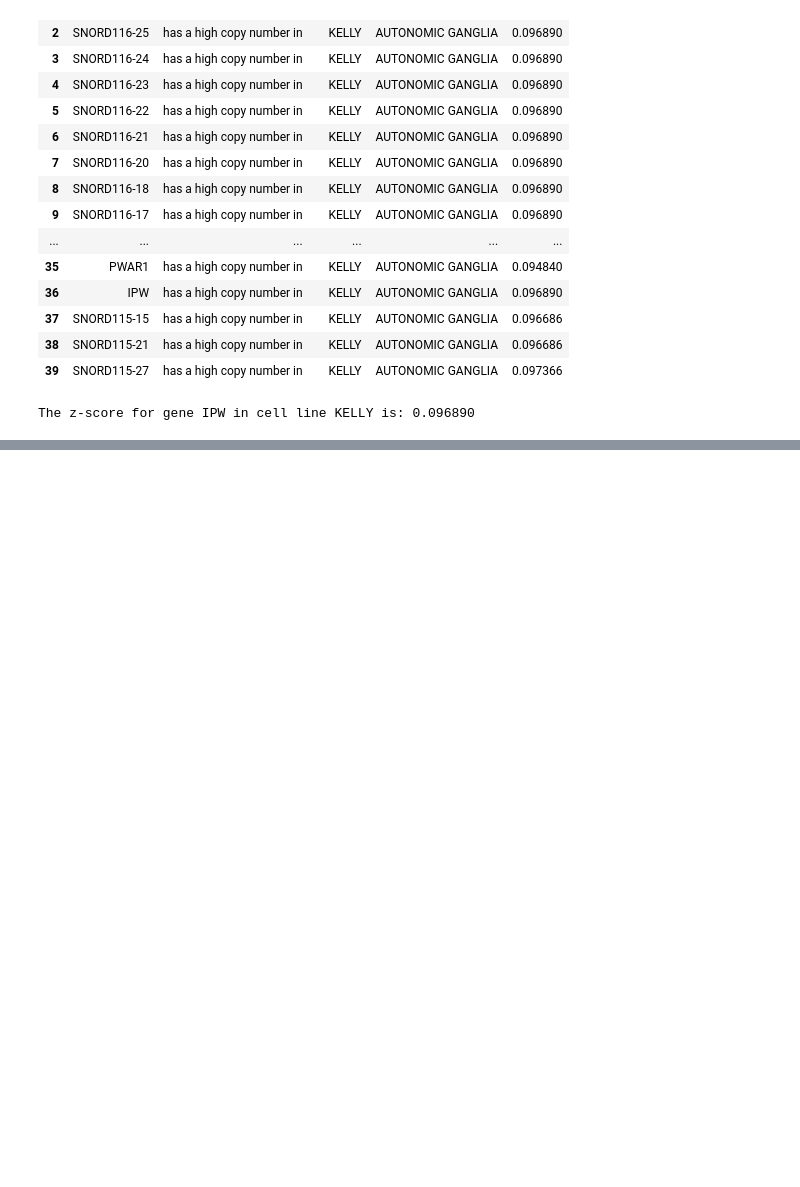
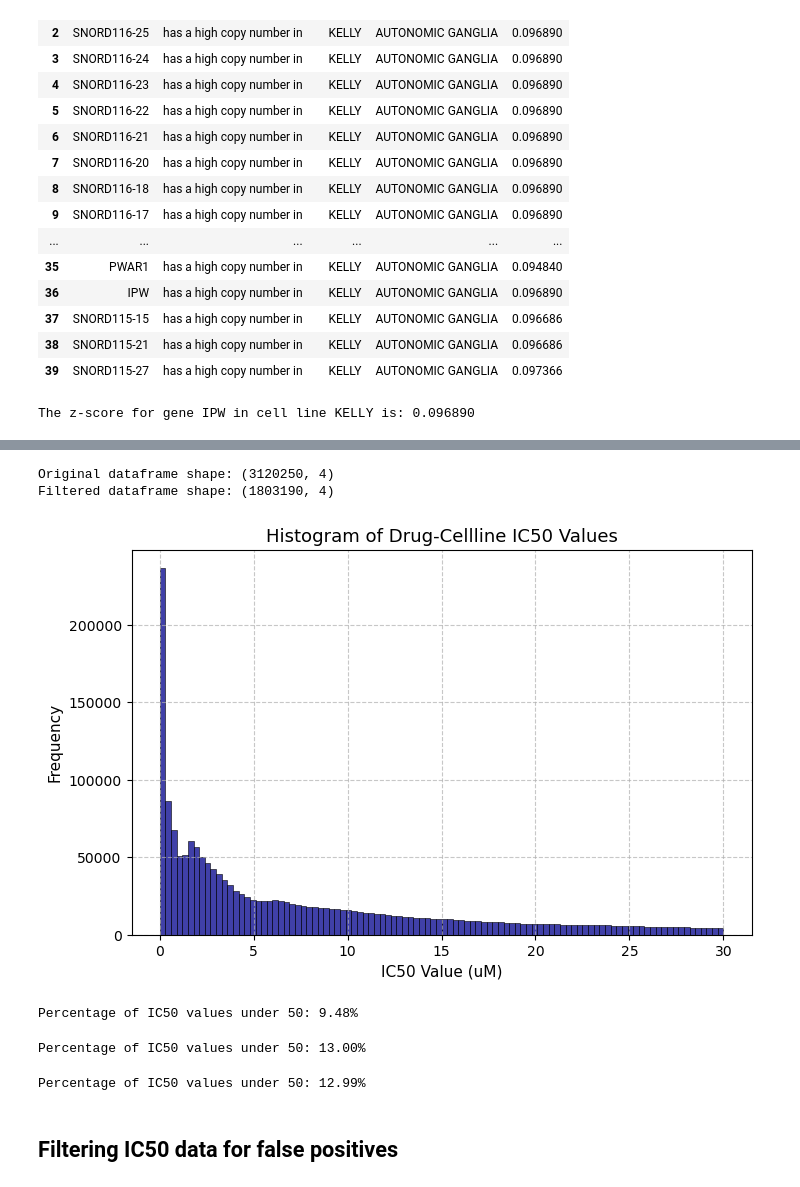
Before and after one commit to mmottaqii/KG-DrugDiscovery, a Jupyter notebook: scripts/kg_preprocessing.ipynb, the cells around one changed output, grey strips where cells are left out. Drawn from its saved outputs; the diff is of its cells as text; code cells hidden in the pictures; blank space fills up the shorter version.

```diff
--- a/scripts/kg_preprocessing.ipynb
+++ b/scripts/kg_preprocessing.ipynb
@@ -679,0 +1116,3 @@ The z-score for gene IPW in cell line KELLY is: 0.096890
+# %%
+df = pd.read_csv("/home/vmottaqi/kg/PharmacoDB_drug_sensitivity_data/IC50_data/drug_cellline_IC50_triplets_pharmacodb_jan292024.csv")
+# df
@@ -679,0 +1146,61 @@ The z-score for gene IPW in cell line KELLY is: 0.096890
+# %%
+df1 = df
+# %%
+# Remove rows where ic50_value > 100
+df = df1[df1['ic50_value'] <= 30].copy()
+
+# Print the shape before and after filtering to see how many rows were removed
+print(f"Original dataframe shape: {df1.shape}")
+print(f"Filtered dataframe shape: {df.shape}")
+# %% [output]
+Original dataframe shape: (3120250, 4)
+Filtered dataframe shape: (1803190, 4)
+# %%
+# Histogram for ic50 values
+
+import pandas as pd
+import seaborn as sns
+import matplotlib.pyplot as plt
+
+# Plot the histogram of AUC values
+plt.figure(figsize=(8, 5))
+sns.histplot(df['ic50_value'], bins=100, kde=False, color="darkblue")  # Adjust bins as needed
+plt.title("Histogram of Drug-Cellline IC50 Values", fontsize=13)
+plt.xlabel("IC50 Value (uM)", fontsize=11)
+plt.ylabel("Frequency", fontsize=11)
+plt.grid(True, linestyle="--", alpha=0.7)
+# plt.xlim(0, 100000)  # Set x-axis limits between 0 and 10
+
+# plt.savefig('/home/vmottaqi/kg/PharmacoDB_drug_sensitivity_data/figures/ic50_total_hist_Jan292024.png', dpi=1200, bbox_inches="tight")
+plt.show()
+# %% [output]
+[figure, added]
+# %%
+# Calculate percentage of values under 50
+total_count = len(df['ic50_value'])
+under_50_count = len(df[df['ic50_value'] <= 0.5])
+percentage_under_50 = (under_50_count / total_count) * 100
+
+print(f"Percentage of IC50 values under 50: {percentage_under_50:.2f}%")
+# %% [output]
+Percentage of IC50 values under 50: 9.48%
+# %%
+# Calculate percentage of values under 50
+total_count = len(df_cleaned['ic50_value'])
+under_50_count = len(df_cleaned[df_cleaned['ic50_value'] <= 1])
+percentage_under_50 = (under_50_count / total_count) * 100
+
+print(f"Percentage of IC50 values under 50: {percentage_under_50:.2f}%")
+# %% [output]
+Percentage of IC50 values under 50: 13.00%
+# %%
+# Calculate percentage of values under 50
+total_count = len(df_merged['ic50_value'])
+under_50_count = len(df_merged[df_merged['ic50_value'] <= 1])
+percentage_under_50 = (under_50_count / total_count) * 100
+
+print(f"Percentage of IC50 values under 50: {percentage_under_50:.2f}%")
+# %% [output]
+Percentage of IC50 values under 50: 12.99%
+# %% [markdown]
+## Filtering IC50 data for false positives
```
Also changed, not shown: parts of 75 cells of this notebook.
